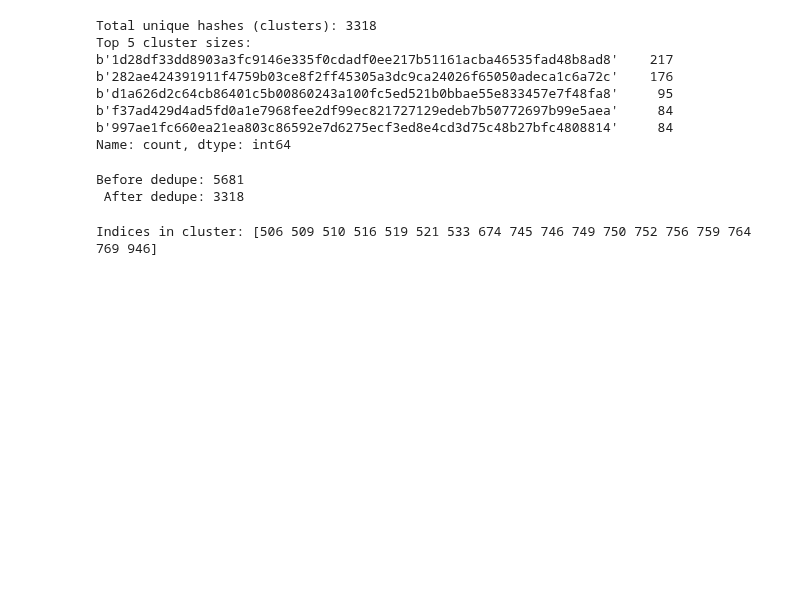
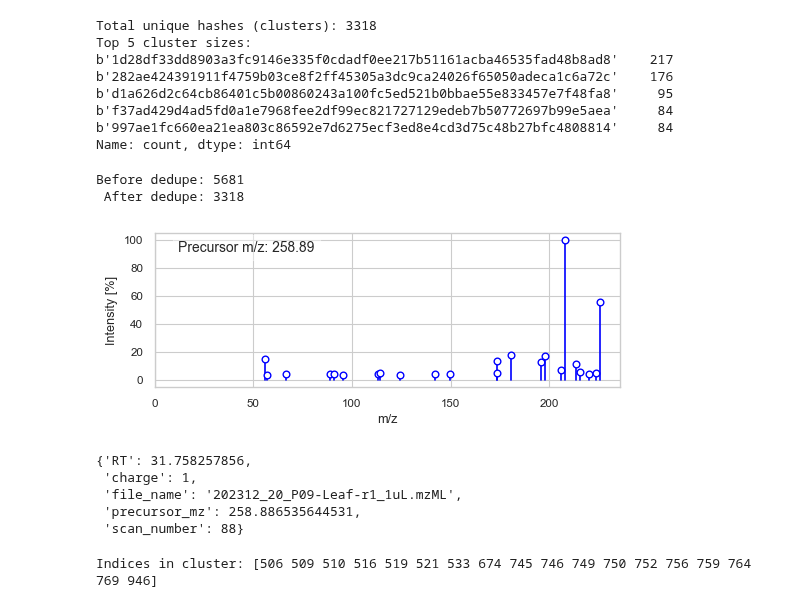
Before and after one commit to pluskal-lab/DreaMS_MIMB, a Jupyter notebook: notebooks/LSH_test.ipynb, the cells around one changed output. Cells and saved outputs as stored; diff of their text form; code cells hidden in the pictures; blank space fills up the shorter version.

```diff
--- a/notebooks/LSH_test.ipynb
+++ b/notebooks/LSH_test.ipynb
@@ -95,6 +95,15 @@ print(" After dedupe:", len(df))
 # %% [output]
 Before dedupe: 5681
  After dedupe: 3318
+# %%
+msdata.at(1)
+# %% [output]
+[figure, added]
+{'RT': 31.758257856,
+ 'charge': 1,
+ 'file_name': '202312_20_P09-Leaf-r1_1uL.mzML',
+ 'precursor_mz': 258.886535644531,
+ 'scan_number': 88}
 # %%
 # pick a cluster of exactly 5 spectra
 dup_hash = counts[counts == 18].index[0]
```
Also changed, not shown: parts of 11 cells of this notebook, 4 other files.
